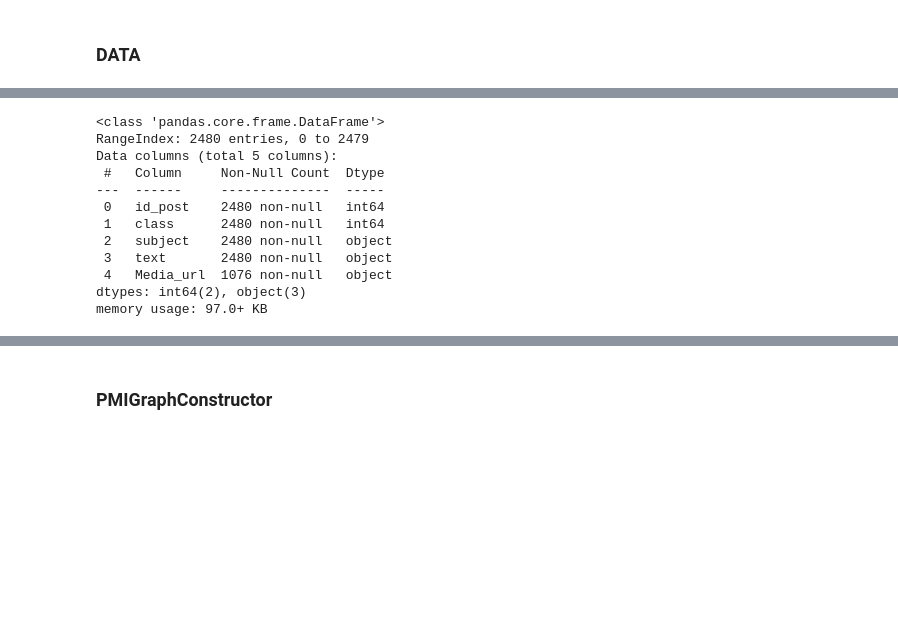
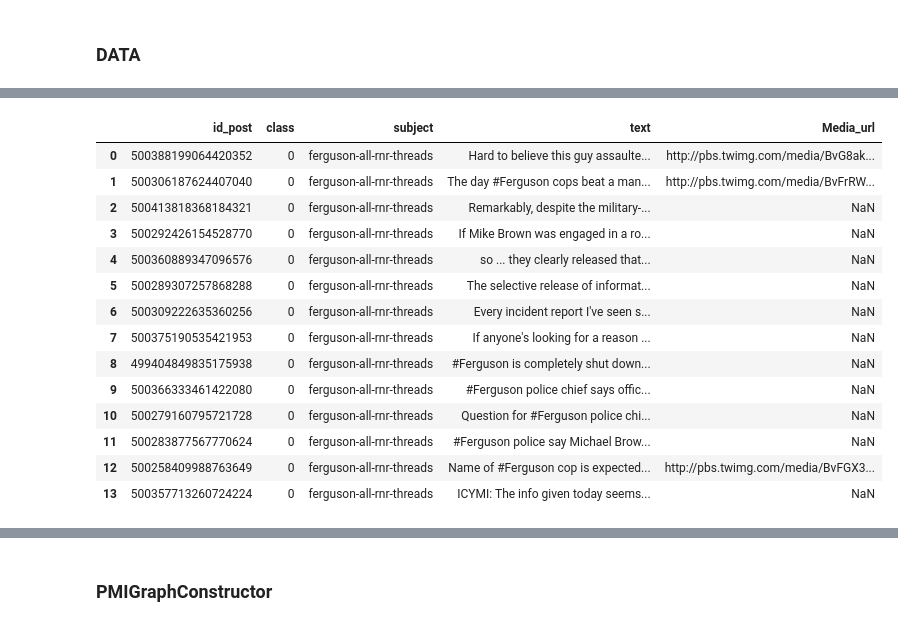
Before and after one commit to AdnaneMaj/Multimodal_fake_news_detection, a Jupyter notebook: main.ipynb, the cells around one changed output, grey strips where cells are left out. Saved outputs shown, nothing was run; the diff lists cells and outputs as text; code cells hidden in the pictures; blank space fills up the shorter version.

```diff
--- a/main.ipynb
+++ b/main.ipynb
@@ -35,15 +11,18 @@ data_example
 # %%
-data_example.info()
+data_example
 # %% [output]
-<class 'pandas.core.frame.DataFrame'>
-RangeIndex: 2480 entries, 0 to 2479
-Data columns (total 5 columns):
- #   Column     Non-Null Count  Dtype
----  ------     --------------  -----
- 0   id_post    2480 non-null   int64
- 1   class      2480 non-null   int64
- 2   subject    2480 non-null   object
- 3   text       2480 non-null   object
- 4   Media_url  1076 non-null   object
-dtypes: int64(2), object(3)
-memory usage: 97.0+ KB
+|  | id_post | class | subject | text | Media_url |
+| 0 | 500388199064420352 | 0 | ferguson-all-rnr-threads | Hard to believe this guy assaulte... | http://pbs.twimg.com/media/BvG8ak... |
+| 1 | 500306187624407040 | 0 | ferguson-all-rnr-threads | The day #Ferguson cops beat a man... | http://pbs.twimg.com/media/BvFrRW... |
+| 2 | 500413818368184321 | 0 | ferguson-all-rnr-threads | Remarkably, despite the military-... | NaN |
+| 3 | 500292426154528770 | 0 | ferguson-all-rnr-threads | If Mike Brown was engaged in a ro... | NaN |
+| 4 | 500360889347096576 | 0 | ferguson-all-rnr-threads | so ... they clearly released that... | NaN |
+| 5 | 500289307257868288 | 0 | ferguson-all-rnr-threads | The selective release of informat... | NaN |
+| 6 | 500309222635360256 | 0 | ferguson-all-rnr-threads | Every incident report I've seen s... | NaN |
+| 7 | 500375190535421953 | 0 | ferguson-all-rnr-threads | If anyone's looking for a reason ... | NaN |
+| 8 | 499404849835175938 | 0 | ferguson-all-rnr-threads | #Ferguson is completely shut down... | NaN |
+| 9 | 500366333461422080 | 0 | ferguson-all-rnr-threads | #Ferguson police chief says offic... | NaN |
+| 10 | 500279160795721728 | 0 | ferguson-all-rnr-threads | Question for #Ferguson police chi... | NaN |
+| 11 | 500283877567770624 | 0 | ferguson-all-rnr-threads | #Ferguson police say Michael Brow... | NaN |
+| 12 | 500258409988763649 | 0 | ferguson-all-rnr-threads | Name of #Ferguson cop is expected... | http://pbs.twimg.com/media/BvFGX3... |
+| 13 | 500357713260724224 | 0 | ferguson-all-rnr-threads | ICYMI: The info given today seems... | NaN |
```
Also changed, not shown: parts of 13 cells of this notebook, 7 other files.
